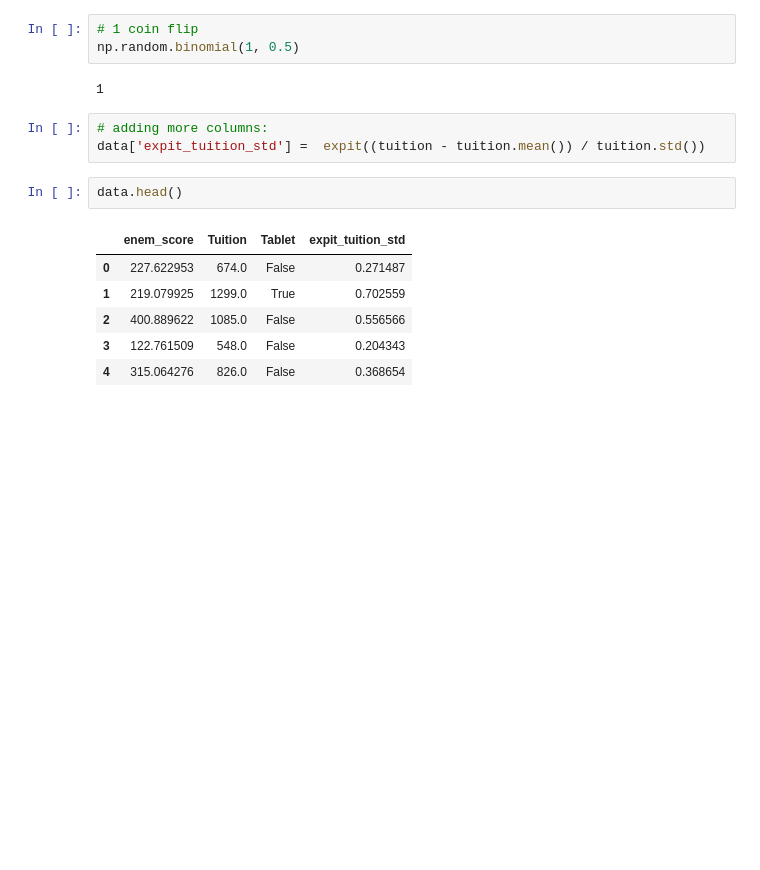
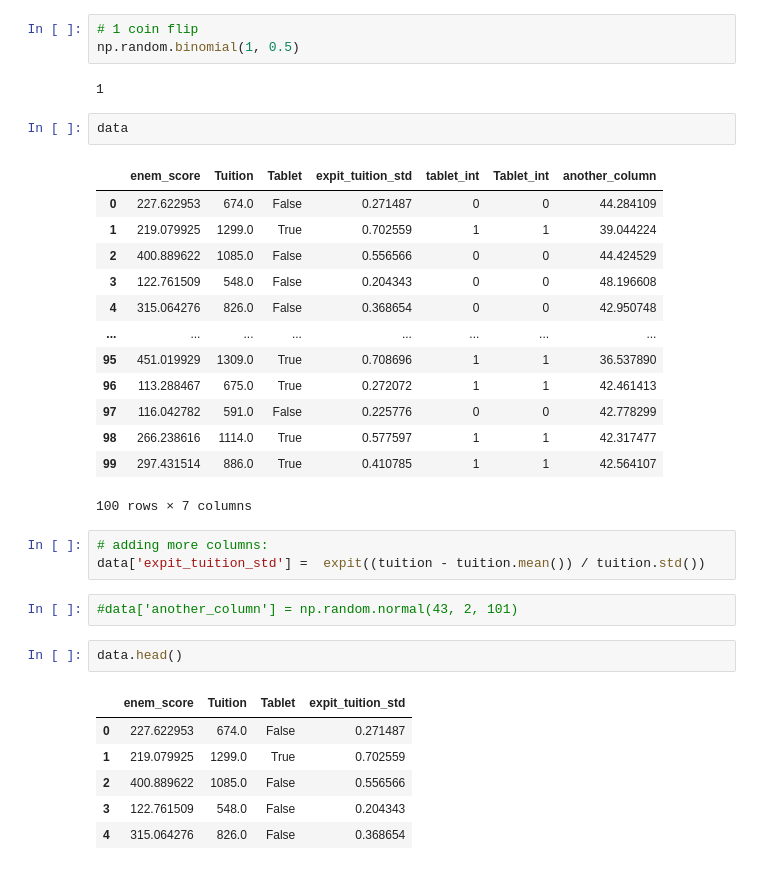
Before and after one commit to dataqubit/python-causality-handbook, a Jupyter notebook: causal-inference-for-the-brave-and-true/01-Introduction-To-Causality.ipynb, the cells around one changed output. Saved outputs shown, nothing was run; the diff lists cells and outputs as text; blank space fills up the shorter version.

```diff
--- a/causal-inference-for-the-brave-and-true/01-Introduction-To-Causality.ipynb
+++ b/causal-inference-for-the-brave-and-true/01-Introduction-To-Causality.ipynb
@@ -169,9 +178,27 @@ plt.show()
 np.random.binomial(1, 0.5)
 # %% [output]
 1
+# %%
+data
+# %% [output]
+|  | enem_score | Tuition | Tablet | expit_tuition_std | tablet_int | Tablet_int | another_column |
+| 0 | 227.622953 | 674.0 | False | 0.271487 | 0 | 0 | 44.284109 |
+| 1 | 219.079925 | 1299.0 | True | 0.702559 | 1 | 1 | 39.044224 |
+| 2 | 400.889622 | 1085.0 | False | 0.556566 | 0 | 0 | 44.424529 |
+| 3 | 122.761509 | 548.0 | False | 0.204343 | 0 | 0 | 48.196608 |
+| 4 | 315.064276 | 826.0 | False | 0.368654 | 0 | 0 | 42.950748 |
+| ... | ... | ... | ... | ... | ... | ... | ... |
+| 95 | 451.019929 | 1309.0 | True | 0.708696 | 1 | 1 | 36.537890 |
+| 96 | 113.288467 | 675.0 | True | 0.272072 | 1 | 1 | 42.461413 |
+| 97 | 116.042782 | 591.0 | False | 0.225776 | 0 | 0 | 42.778299 |
+| 98 | 266.238616 | 1114.0 | True | 0.577597 | 1 | 1 | 42.317477 |
+| 99 | 297.431514 | 886.0 | True | 0.410785 | 1 | 1 | 42.564107 |
+100 rows × 7 columns
 # %%
 # adding more columns:
 data['expit_tuition_std'] =  expit((tuition - tuition.mean()) / tuition.std())
+# %%
+#data['another_column'] = np.random.normal(43, 2, 101)
 # %%
 data.head()
 # %% [output]
```
Also changed, not shown: parts of 4 cells of this notebook, 2 other files.
